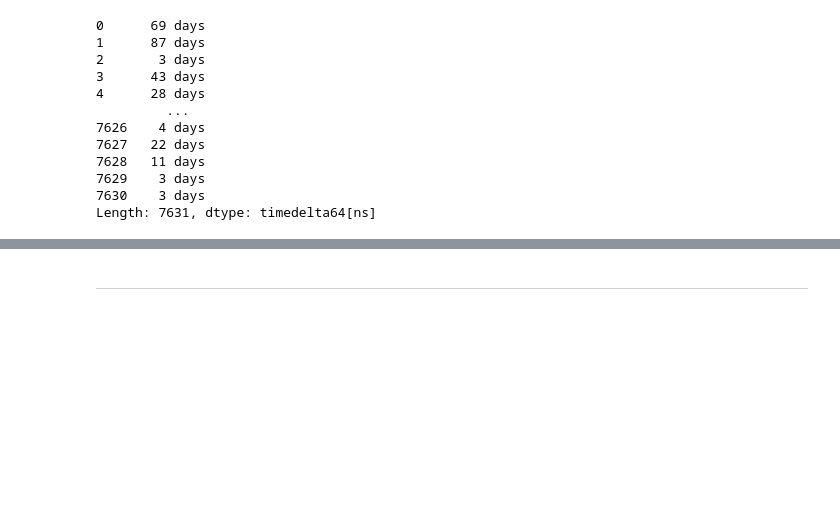
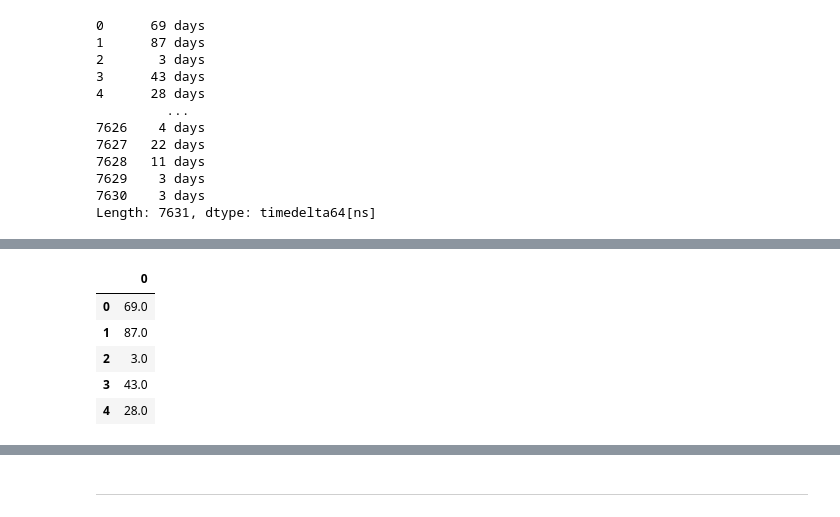
Before and after one commit to Victorgmvalente/gta_houses, a Jupyter notebook: gta_houses_analysis_Will.ipynb, the cells around one changed output, grey strips where cells are left out. Drawn from its saved outputs; the diff is of its cells as text; code cells hidden in the pictures; blank space fills up the shorter version.

```diff
--- a/gta_houses_analysis_Will.ipynb
+++ b/gta_houses_analysis_Will.ipynb
@@ -826,0 +837,4 @@ Length: 7631, dtype: timedelta64[ns]
+# %%
+df3_days_mrkt = df3_days_market.astype('timedelta64[D]') #puxou o numero de dias do valor timedelta64
+
+df3_days_mrkt
@@ -826,0 +883,14 @@ Length: 7631, dtype: timedelta64[ns]
+# %%
+#df3_days_mrkt = pd.to_numeric(df3_days_market)
+#df3_days_market.to_string['0']
+
+df3_days_mrkt = pd.DataFrame(df3_days_mrkt) #voltando pro formato dataframe
+
+df3_days_mrkt.head()
+# %% [output]
+|  | 0 |
+| 0 | 69.0 |
+| 1 | 87.0 |
+| 2 | 3.0 |
+| 3 | 43.0 |
+| 4 | 28.0 |
```
Also changed, not shown: parts of 34 cells of this notebook, 1 other file.
